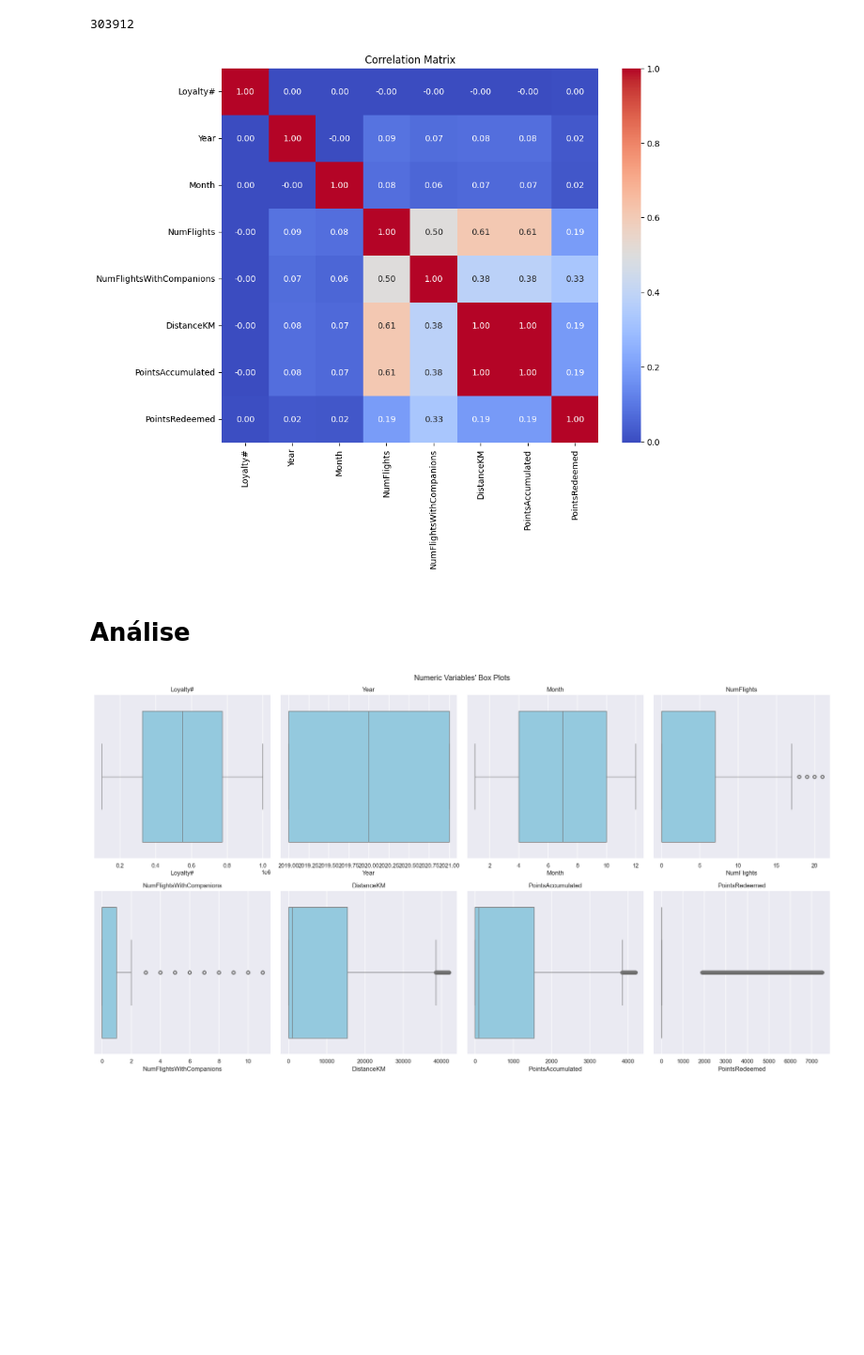
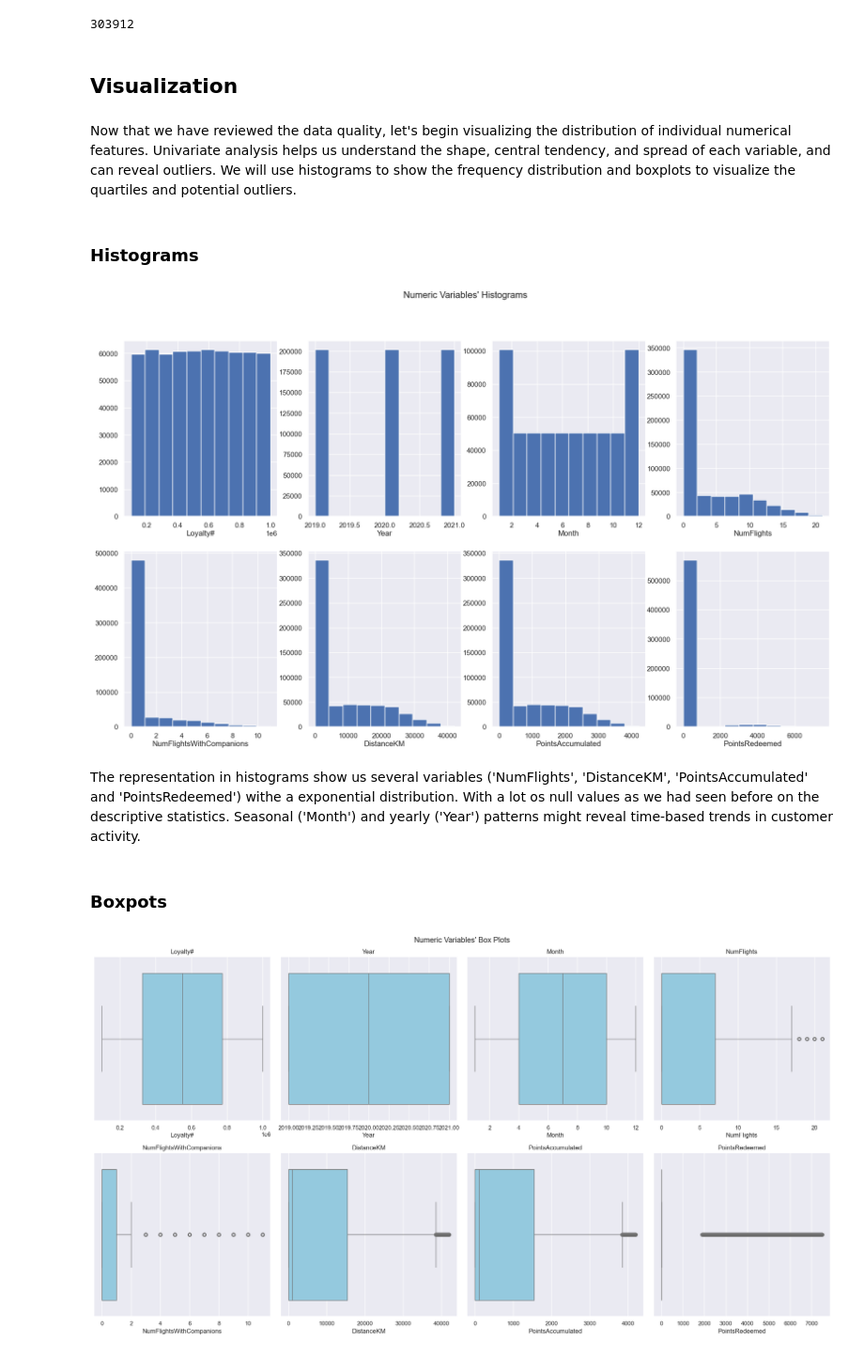
Before and after one commit to catamina07/datamining-group, a Jupyter notebook: projeto/projeto_total.ipynb, the cells around one changed output. Shown at 94% size. Cells and saved outputs as stored; diff of their text form; code cells hidden in the pictures; blank space fills up the shorter version.

```diff
--- a/projeto/projeto_total.ipynb
+++ b/projeto/projeto_total.ipynb
@@ -617,16 +681,51 @@ flights.shape
 605533-301621
 # %% [output]
 303912
-# %%
-correlation_matrix = flights.corr(numeric_only=True)
-plt.figure(figsize=(10, 8))
-sns.heatmap(correlation_matrix, annot=True, fmt=".2f", cmap='coolwarm')
-plt.title('Correlation Matrix')
-plt.show()
-# %% [output]
-[figure, old version]
 # %% [markdown]
-# Análise
+## Visualization
+# %% [markdown]
+Now that we have reviewed the data quality, let's begin visualizing the distribution of individual numerical features. Univariate analysis helps us understand the shape, central tendency, and spread of each variable, and can reveal outliers. We will use histograms to show the frequency distribution and boxplots to visualize the quartiles and potential outliers.
+# %% [markdown]
+### Histograms
+# %%
+# Plot ALL Numeric Variables' Histograms in one figure
+
+sns.set() ## Reset to darkgrid
+
+sp_rows = 2
+sp_cols = 4
+
+
+# Prepare figure. Create individual axes where each histogram will be placed
+fig, axes = plt.subplots(sp_rows,
+                         sp_cols,
+                         figsize=(20, 11))
+
+# Plot data
+# Iterate across axes objects and associate each histogram (hint: use the ax.hist() instead of plt.hist()):
+for ax, feat in zip(axes.flatten(), flights.select_dtypes(include=[np.number]).columns): # Notice the zip() function and flatten() method
+    ax.hist(flights[feat])
+    ax.set_title(feat, y=-0.13)
+
+# Layout
+# Add a centered title to the figure:
+title = "Numeric Variables' Histograms"
+
+plt.suptitle(title)
+
+if not os.path.exists(os.path.join('..', 'figures', 'eda')):
+    # if the exp_analysis directory is not present then create it first
+    os.makedirs(os.path.join('..', 'figures', 'eda'))
+
+plt.savefig(os.path.join('..', 'figures', 'eda', 'numeric_variables_histograms.png'), dpi=200)
+
+plt.show()
+# %% [output]
+[figure, added]
+# %% [markdown]
+The representation in histograms show us several variables ('NumFlights', 'DistanceKM', 'PointsAccumulated' and 'PointsRedeemed') withe a exponential distribution. With a lot os null values as we had seen before on the descriptive statistics. Seasonal ('Month') and yearly ('Year') patterns might reveal time-based trends in customer activity.
+# %% [markdown]
+### Boxpots
 # %%
 from math import ceil
 import os
```
Also changed, not shown: parts of 58 cells of this notebook.
